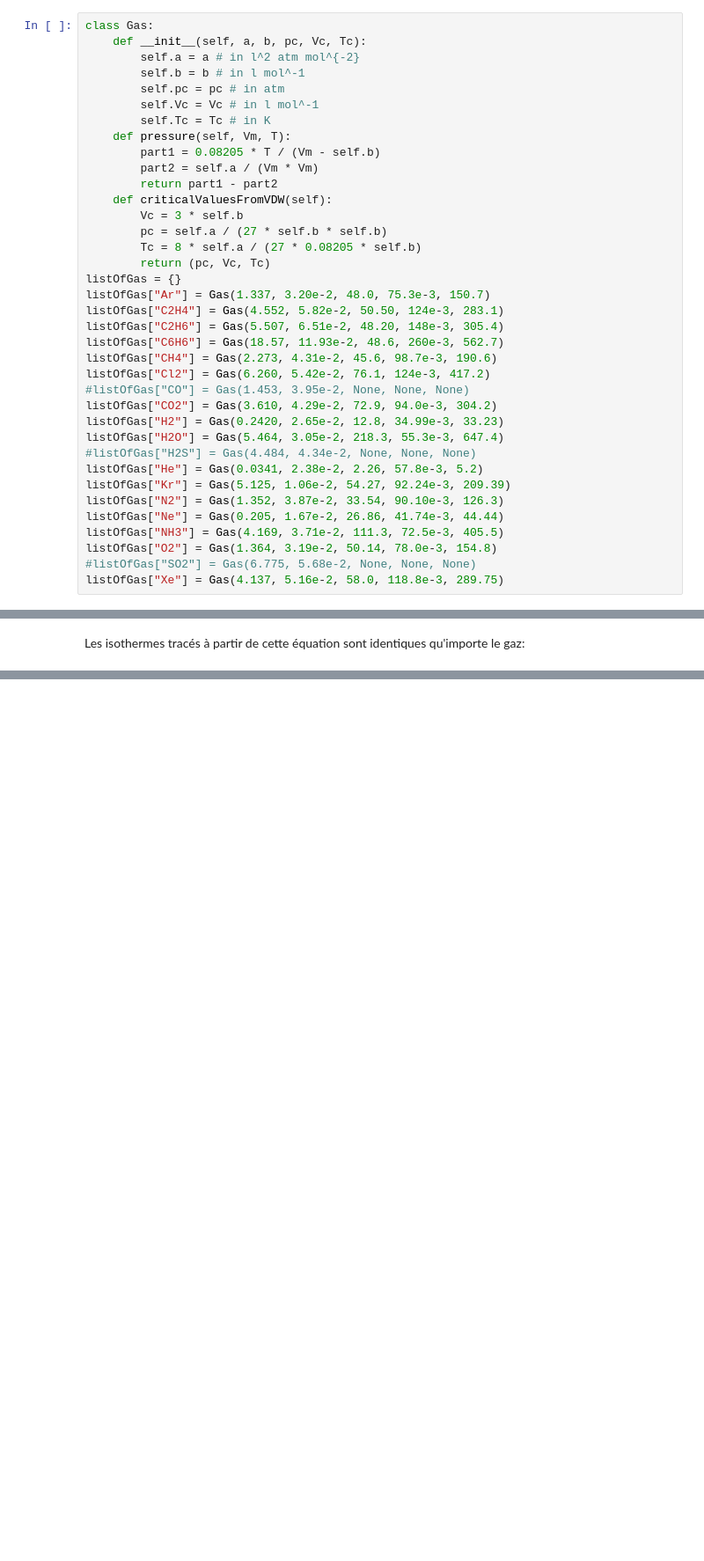
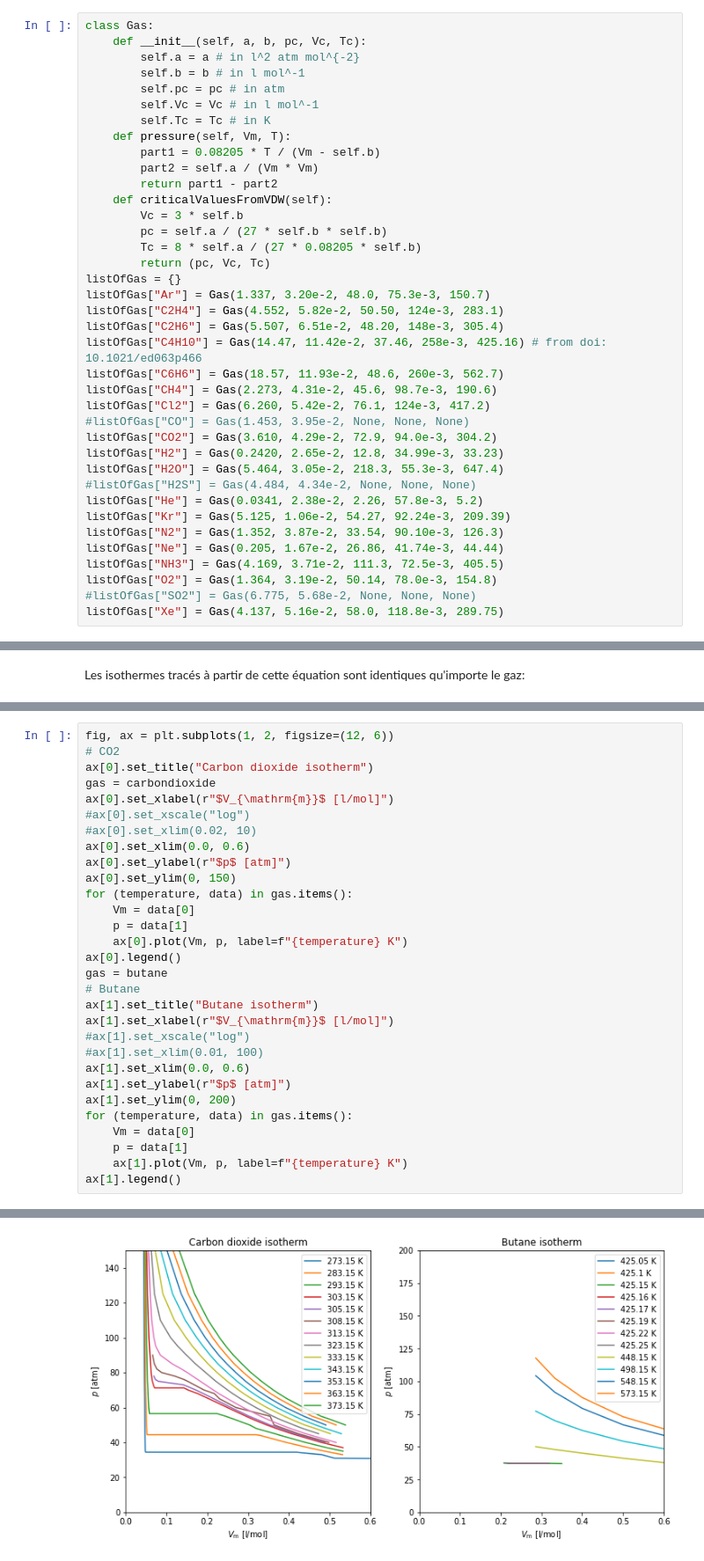
Before and after one commit to vliegeois/SCHIB201, a Jupyter notebook: VanDerWaalsGas.ipynb, the cells around one changed output, grey strips where cells are left out. Shown: that part at 88% size. Drawn from its saved outputs; the diff is of its cells as text; blank space fills up the shorter version.

Commit message:
add exp isothermes

```diff
--- a/VanDerWaalsGas.ipynb
+++ b/VanDerWaalsGas.ipynb
@@ -33,6 +33,7 @@ listOfGas = {}
 listOfGas["Ar"] = Gas(1.337, 3.20e-2, 48.0, 75.3e-3, 150.7)
 listOfGas["C2H4"] = Gas(4.552, 5.82e-2, 50.50, 124e-3, 283.1)
 listOfGas["C2H6"] = Gas(5.507, 6.51e-2, 48.20, 148e-3, 305.4)
+listOfGas["C4H10"] = Gas(14.47, 11.42e-2, 37.46, 258e-3, 425.16) # from doi: 10.1021/ed063p466
 listOfGas["C6H6"] = Gas(18.57, 11.93e-2, 48.6, 260e-3, 562.7)
 listOfGas["CH4"] = Gas(2.273, 4.31e-2, 45.6, 98.7e-3, 190.6)
 listOfGas["Cl2"] = Gas(6.260, 5.42e-2, 76.1, 124e-3, 417.2)
@@ -169,0 +222,31 @@ plt.legend()
+# %%
+fig, ax = plt.subplots(1, 2, figsize=(12, 6))
+# CO2
+ax[0].set_title("Carbon dioxide isotherm")
+gas = carbondioxide
+ax[0].set_xlabel(r"$V_{\mathrm{m}}$ [l/mol]")
+#ax[0].set_xscale("log")
+#ax[0].set_xlim(0.02, 10)
+ax[0].set_xlim(0.0, 0.6)
+ax[0].set_ylabel(r"$p$ [atm]")
+ax[0].set_ylim(0, 150)
+for (temperature, data) in gas.items():
+    Vm = data[0]
+    p = data[1]
+    ax[0].plot(Vm, p, label=f"{temperature} K")
+ax[0].legend()
+gas = butane
+# Butane
+ax[1].set_title("Butane isotherm")
+ax[1].set_xlabel(r"$V_{\mathrm{m}}$ [l/mol]")
+#ax[1].set_xscale("log")
+#ax[1].set_xlim(0.01, 100)
+ax[1].set_xlim(0.0, 0.6)
+ax[1].set_ylabel(r"$p$ [atm]")
+ax[1].set_ylim(0, 200)
+for (temperature, data) in gas.items():
+    Vm = data[0]
+    p = data[1]
+    ax[1].plot(Vm, p, label=f"{temperature} K")
+ax[1].legend()
+# %% [output]
@@ -169,0 +254 @@ plt.legend()
+[figure, added]
```
Also changed, not shown: parts of 7 cells of this notebook.
